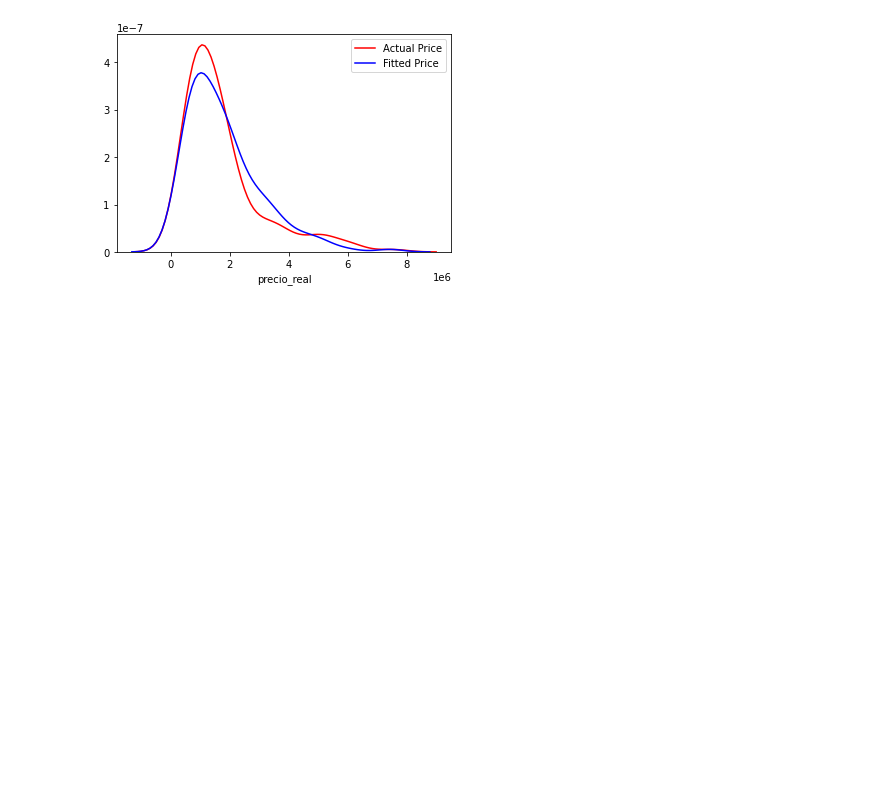
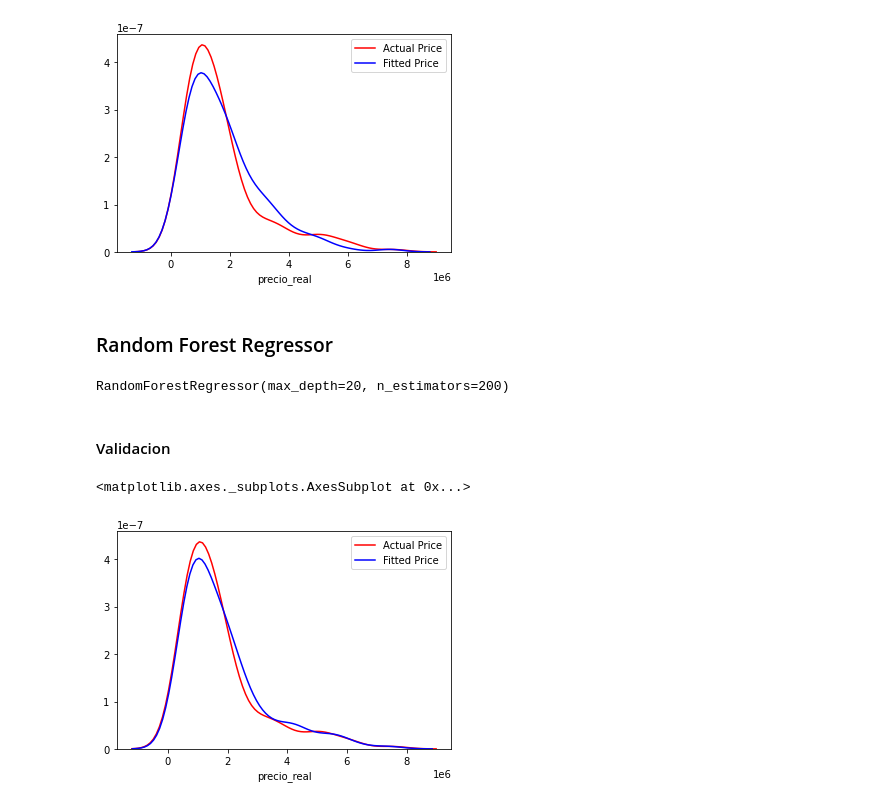
Before and after one commit to yadderace/ScrappingProject, a Jupyter notebook: Notebooks/Model Construction.ipynb, the cells around one changed output. Drawn from its saved outputs; the diff is of its cells as text; code cells hidden in the pictures; blank space fills up the shorter version.

Commit message:
Se creo seccion para construccion de modelo Random Forest.

```diff
--- a/Notebooks/Model Construction.ipynb
+++ b/Notebooks/Model Construction.ipynb
@@ -457,3 +458,24 @@ sns.distplot(yHat, hist = False, color = "b", label = "Fitted Price", ax = ax1)
 # %% [output]
 <matplotlib.axes._subplots.AxesSubplot at 0x...>
 [figure]
+# %% [markdown]
+### Random Forest Regressor
+# %%
+# Construccion del modelo
+randomForestModel = RandomForestRegressor(n_estimators = 200, max_depth = 20)
+
+randomForestModel.fit(xTrain, yTrain)
+# %% [output]
+RandomForestRegressor(max_depth=20, n_estimators=200)
+# %% [markdown]
+#### Validacion
+# %%
+# Obtenemos las predicciones del modelo para los datos test
+yHat = randomForestModel.predict(xTest)
+
+# Verificamos con un grafico de distribucion la prediccion del modelo
+ax1 = sns.distplot(yTest, hist = False, color = "r", label = "Actual Price")
+sns.distplot(yHat, hist = False, color = "b", label = "Fitted Price", ax = ax1)
+# %% [output]
+<matplotlib.axes._subplots.AxesSubplot at 0x...>
+[figure, added]
```
Also changed, not shown: parts of 2 cells of this notebook.
